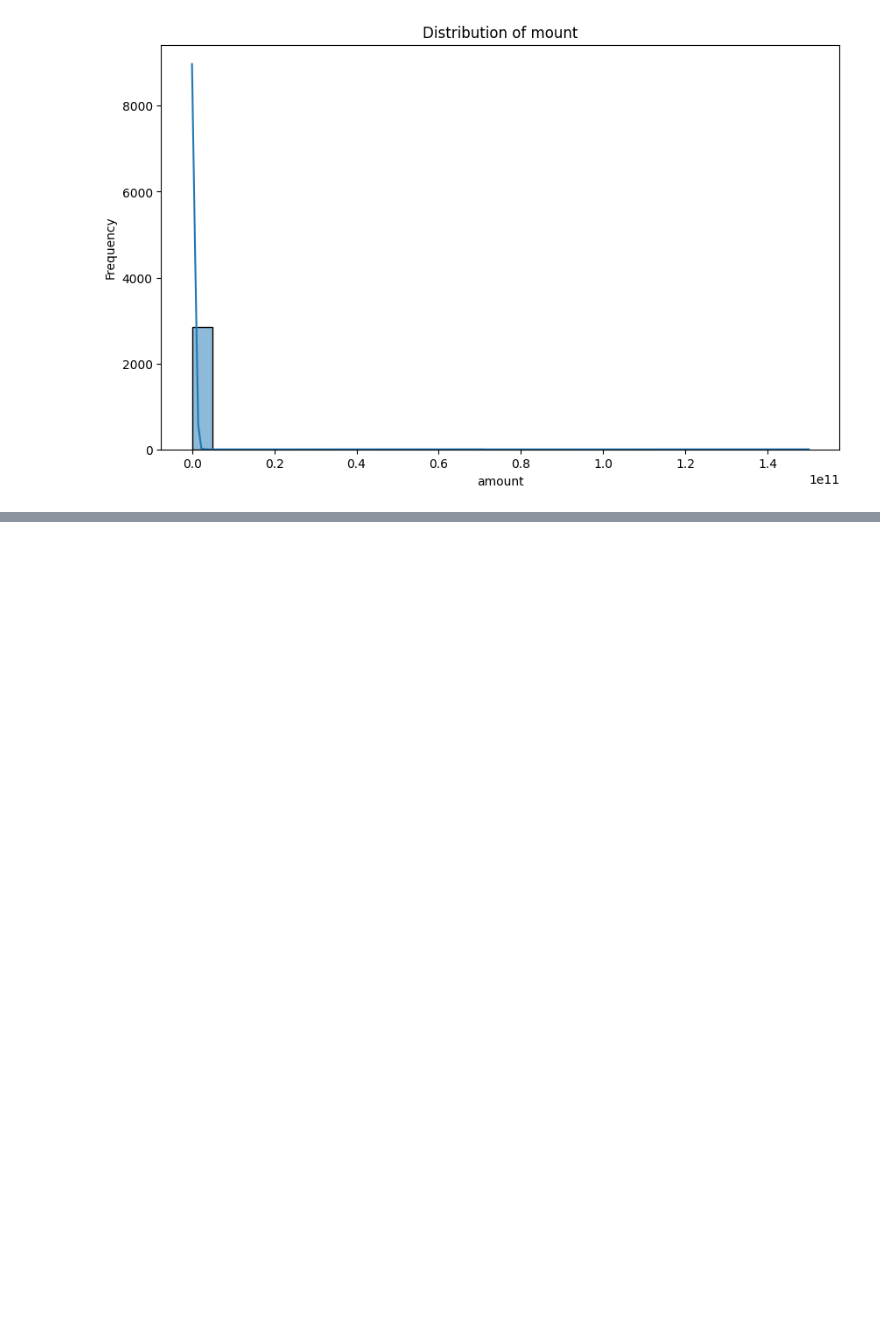
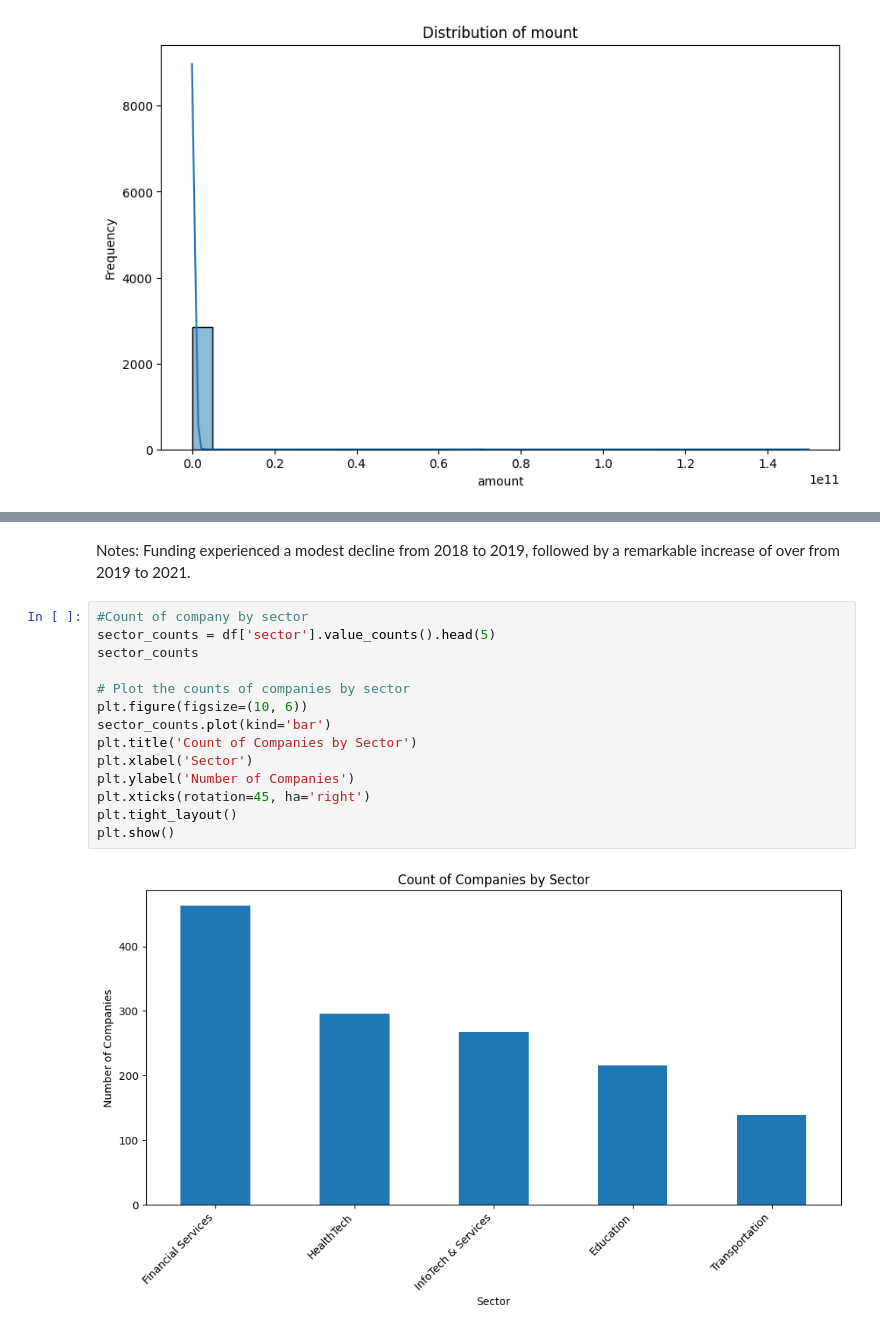
Before and after one commit to Omooyeni/Indian-start-up-ecosystem-Analysis, a Jupyter notebook: Notebook/main.ipynb, the cells around one changed output, grey strips where cells are left out. Drawn from its saved outputs; the diff is of its cells as text; blank space fills up the shorter version.

```diff
--- a/Notebook/main.ipynb
+++ b/Notebook/main.ipynb
@@ -1580,0 +1341,19 @@ There is no significant difference in the amount of funding received by companie
+# %% [markdown]
+Notes:
+Funding experienced a modest decline from 2018 to 2019, followed by a remarkable increase of over from 2019 to 2021.
+# %%
+#Count of company by sector
+sector_counts = df['sector'].value_counts().head(5)
+sector_counts
+
+# Plot the counts of companies by sector
+plt.figure(figsize=(10, 6))
+sector_counts.plot(kind='bar')
+plt.title('Count of Companies by Sector')
+plt.xlabel('Sector')
+plt.ylabel('Number of Companies')
+plt.xticks(rotation=45, ha='right')
+plt.tight_layout()
+plt.show()
+# %% [output]
+[figure, added]
```
Also changed, not shown: parts of 38 cells of this notebook, 1 other file.
